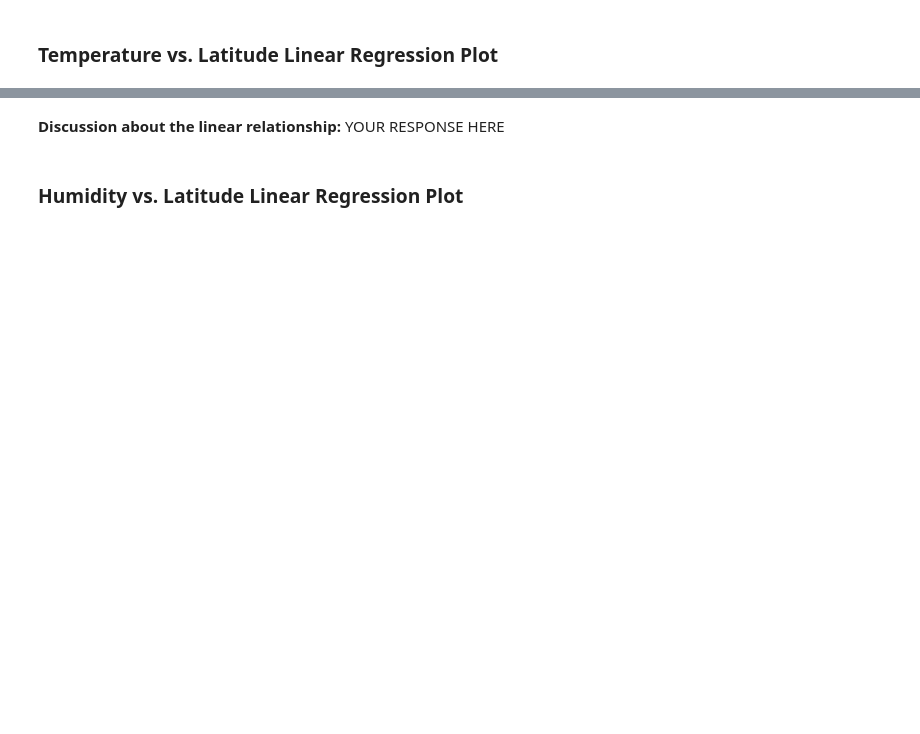
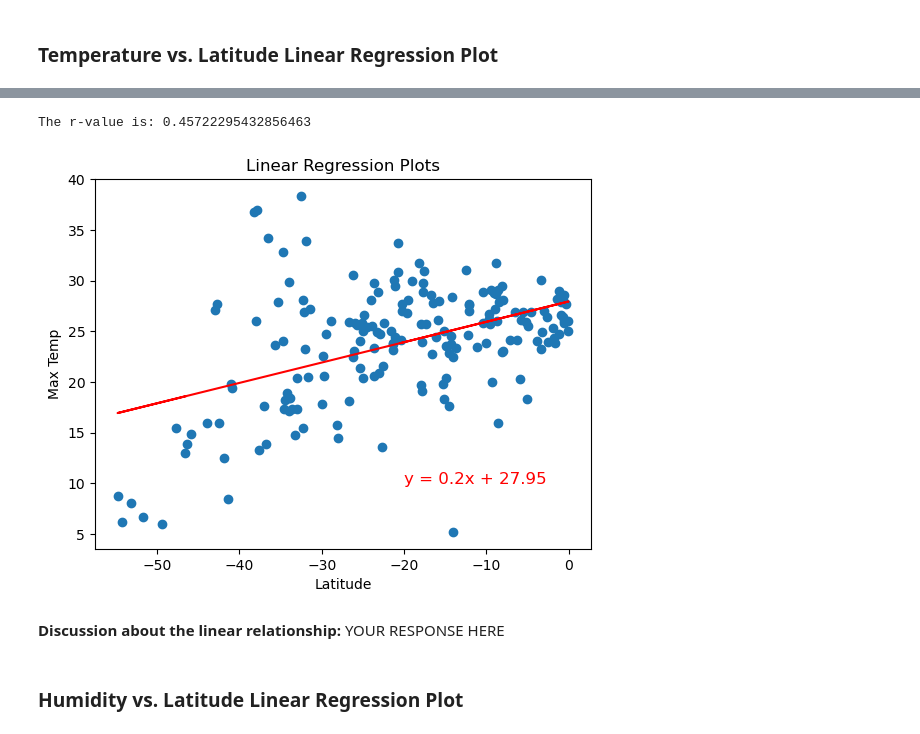
Before and after one commit to Ricumstrict/python-api-challenge, a Jupyter notebook: WeatherPy/WeatherPy.ipynb, the cells around one changed output, grey strips where cells are left out. Drawn from its saved outputs; the diff is of its cells as text; code cells hidden in the pictures; blank space fills up the shorter version.

```diff
--- a/WeatherPy/WeatherPy.ipynb
+++ b/WeatherPy/WeatherPy.ipynb
@@ -321,3 +327,11 @@ The r-value is: 0.4121057168607245
+# %%
+# Linear regression on Southern Hemisphere
+x_values = southern_hemi_df['Lat']
+y_values = southern_hemi_df['Max Temp']
+lin_reg(x_values, y_values, 'Latitude', 'Max Temp', (-20, 10))
+# %% [output]
+The r-value is: 0.45722295432856463
+[figure, added]
 # %% [markdown]
 **Discussion about the linear relationship:** YOUR RESPONSE HERE
 # %% [markdown]
```
Also changed, not shown: parts of 28 cells of this notebook, 6 other files.
